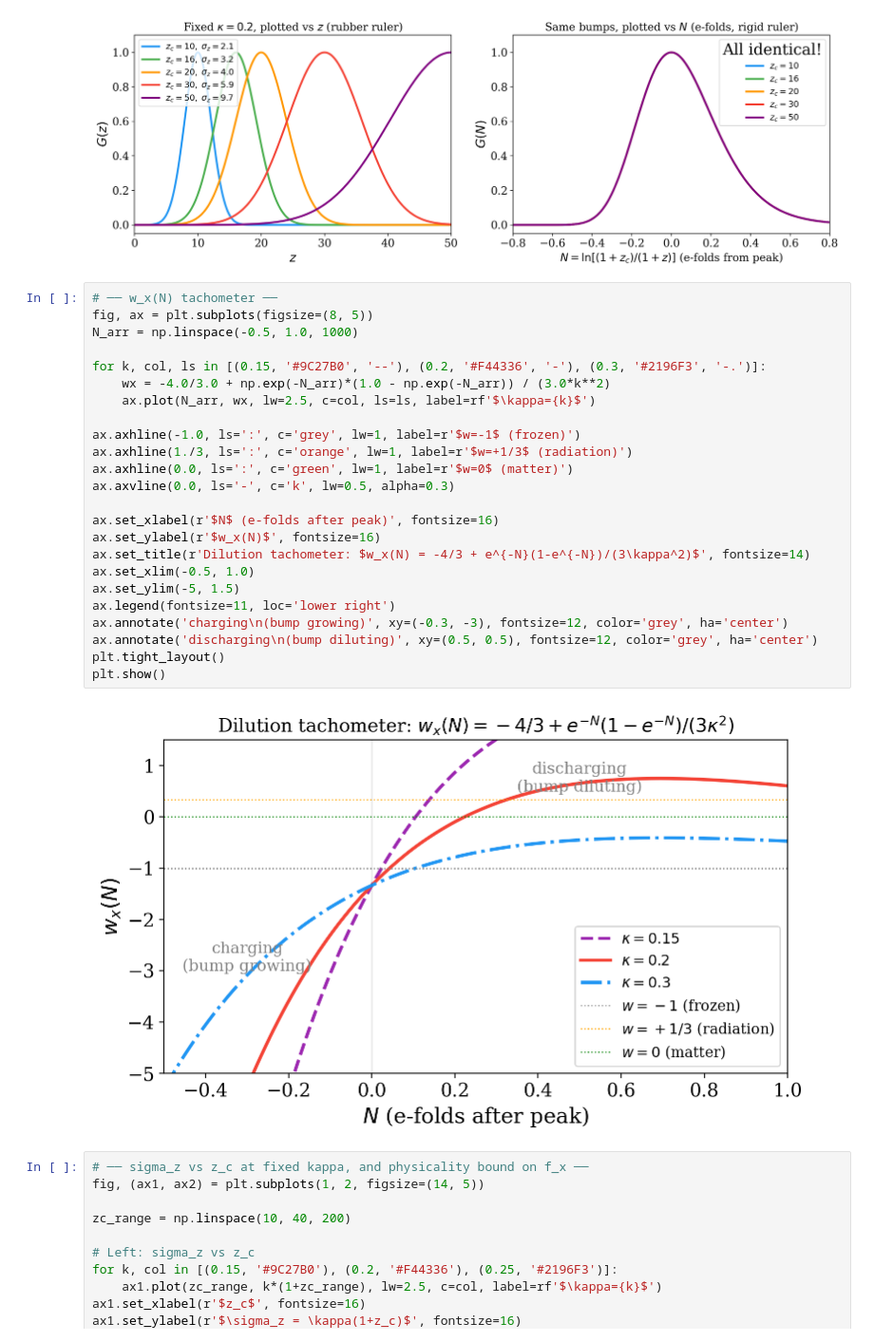
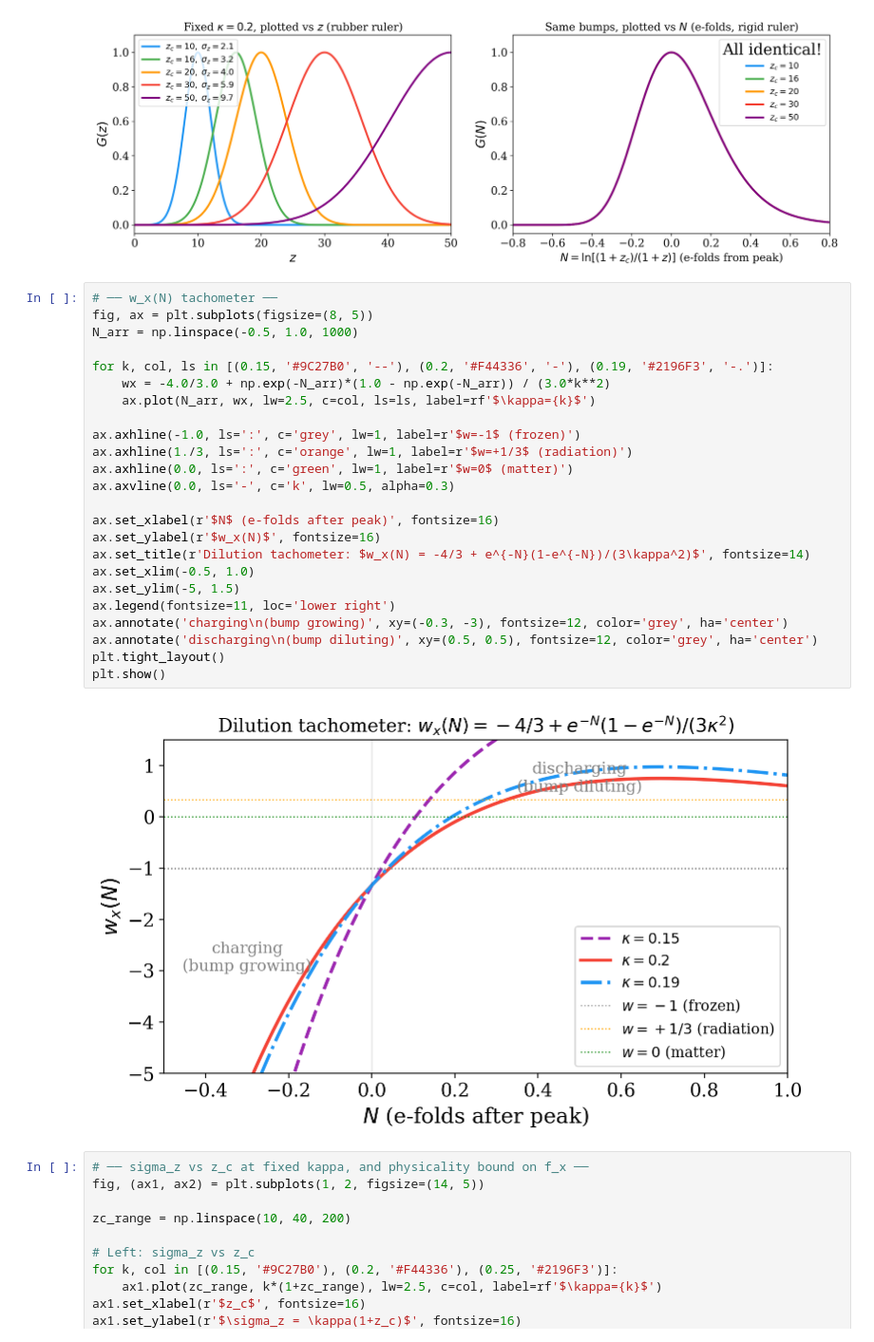
Before and after one commit to ahmedziku28/JWST-likelihood-pipeline, a Jupyter notebook: notebooks/exoDE_parametrization-Copy1.ipynb, the cells around one changed output. Shown at 95% size. Drawn from its saved outputs; the diff is of its cells as text.

```diff
--- a/notebooks/exoDE_parametrization-Copy1.ipynb
+++ b/notebooks/exoDE_parametrization-Copy1.ipynb
@@ -408,29 +408,29 @@ plt.show()
 # %%
 # ── w_x(N) tachometer ──
 fig, ax = plt.subplots(figsize=(8, 5))
 N_arr = np.linspace(-0.5, 1.0, 1000)
 
-for k, col, ls in [(0.15, '#9C27B0', '--'), (0.2, '#F44336', '-'), (0.3, '#2196F3', '-.')]:
+for k, col, ls in [(0.15, '#9C27B0', '--'), (0.2, '#F44336', '-'), (0.19, '#2196F3', '-.')]:
     wx = -4.0/3.0 + np.exp(-N_arr)*(1.0 - np.exp(-N_arr)) / (3.0*k**2)
     ax.plot(N_arr, wx, lw=2.5, c=col, ls=ls, label=rf'$\kappa={k}$')
 
 ax.axhline(-1.0, ls=':', c='grey', lw=1, label=r'$w=-1$ (frozen)')
 ax.axhline(1./3, ls=':', c='orange', lw=1, label=r'$w=+1/3$ (radiation)')
 ax.axhline(0.0, ls=':', c='green', lw=1, label=r'$w=0$ (matter)')
 ax.axvline(0.0, ls='-', c='k', lw=0.5, alpha=0.3)
 
 ax.set_xlabel(r'$N$ (e-folds after peak)', fontsize=16)
 ax.set_ylabel(r'$w_x(N)$', fontsize=16)
 ax.set_title(r'Dilution tachometer: $w_x(N) = -4/3 + e^{-N}(1-e^{-N})/(3\kappa^2)$', fontsize=14)
 ax.set_xlim(-0.5, 1.0)
 ax.set_ylim(-5, 1.5)
 ax.legend(fontsize=11, loc='lower right')
 ax.annotate('charging\n(bump growing)', xy=(-0.3, -3), fontsize=12, color='grey', ha='center')
 ax.annotate('discharging\n(bump diluting)', xy=(0.5, 0.5), fontsize=12, color='grey', ha='center')
 plt.tight_layout()
 plt.show()
 # %% [output]
-[figure, old version]
+[figure, new version]
 # %%
 # ── sigma_z vs z_c at fixed kappa, and physicality bound on f_x ──
 fig, (ax1, ax2) = plt.subplots(1, 2, figsize=(14, 5))
```
Also changed, not shown: parts of 3 cells of this notebook.
